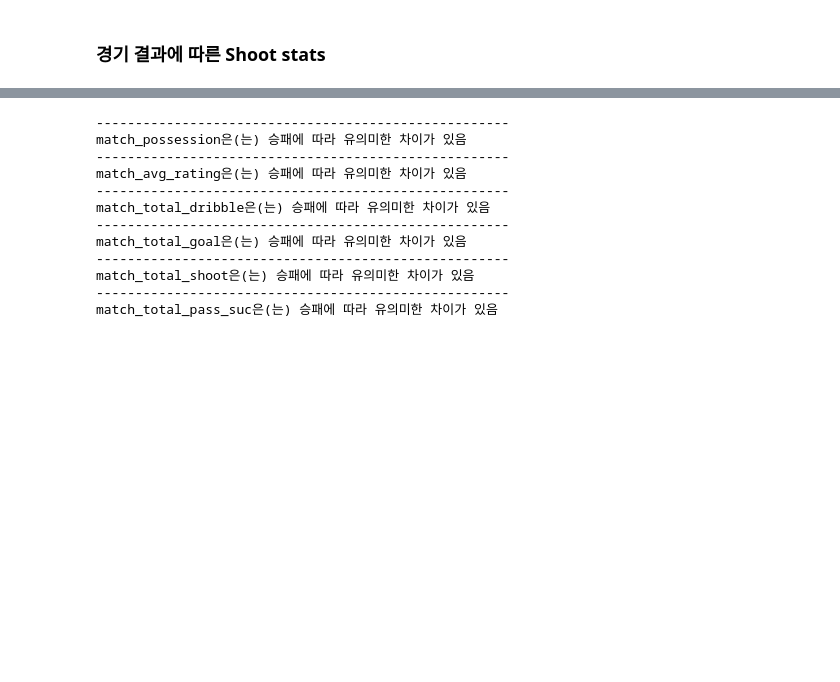
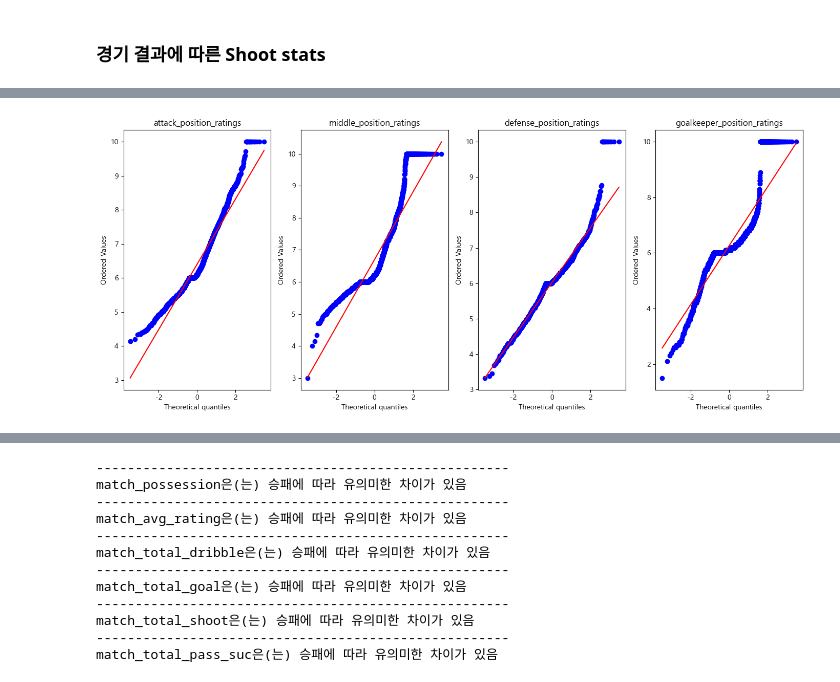
Before and after one commit to dohyun96305/Side_Proj_FCO, a Jupyter notebook: temp_folder/Jupyter_Notebook/match_user_visualization.ipynb, the cells around one changed output, grey strips where cells are left out. Saved outputs shown, nothing was run; the diff lists cells and outputs as text; code cells hidden in the pictures; blank space fills up the shorter version.

```diff
--- a/temp_folder/Jupyter_Notebook/match_user_visualization.ipynb
+++ b/temp_folder/Jupyter_Notebook/match_user_visualization.ipynb
@@ -469,0 +527,4 @@ from scipy.stats import ttest_ind, shapiro, levene, mannwhitneyu, kstest, norm
+# %%
+col_qqplot_all(df3, position_ratings_col)
+# %% [output]
+[figure, added]
```
Also changed, not shown: parts of 52 cells of this notebook, 1 other file.
